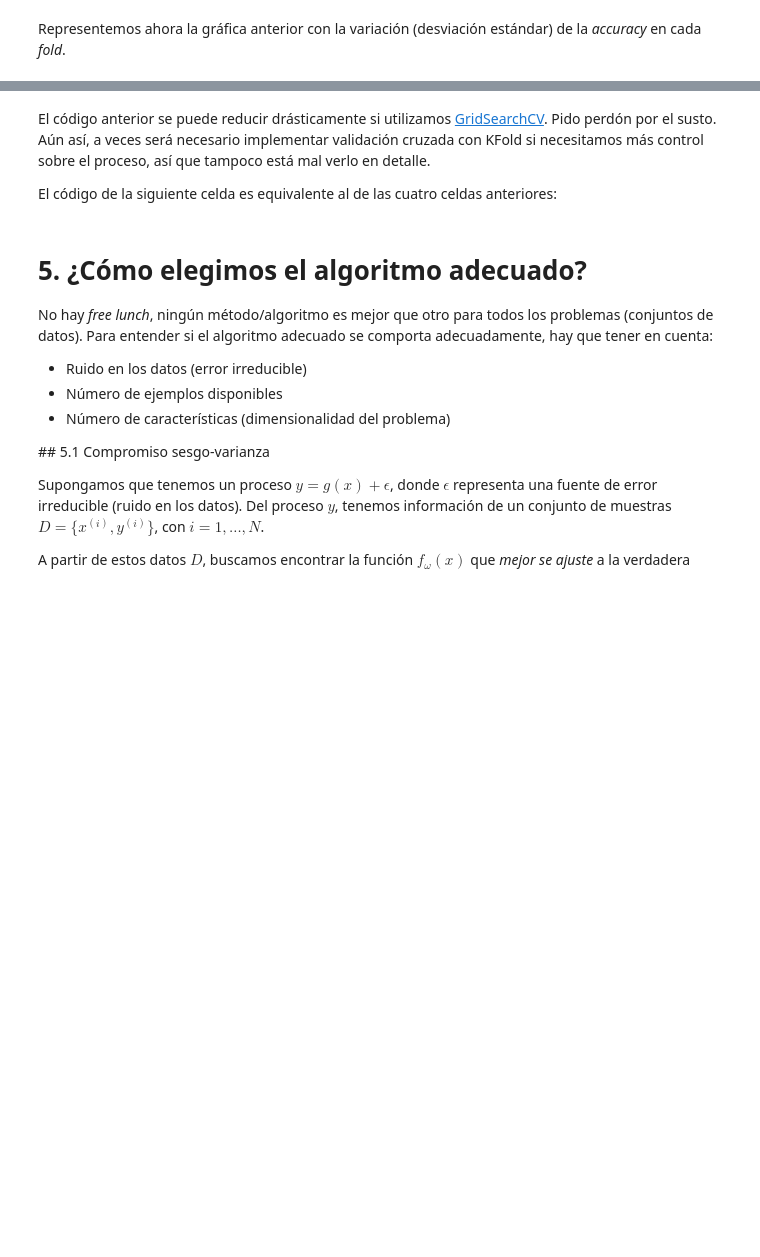
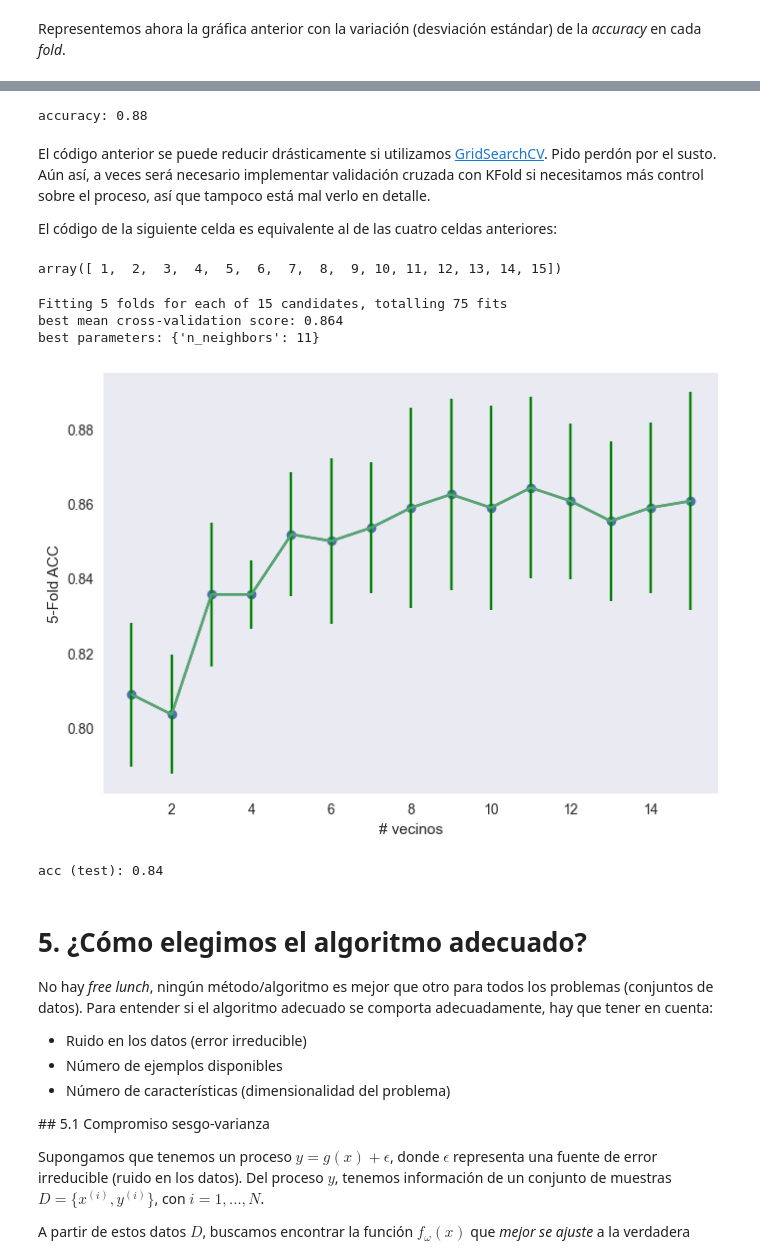
Before and after one commit to KeepCoding-IA-4/machine-learning, a Jupyter notebook: notebooks/1. Fundamentos de Machine Learning.ipynb, the cells around one changed output, grey strips where cells are left out. Drawn from its saved outputs; the diff is of its cells as text; code cells hidden in the pictures; blank space fills up the shorter version.

```diff
--- a/notebooks/1. Fundamentos de Machine Learning.ipynb
+++ b/notebooks/1. Fundamentos de Machine Learning.ipynb
@@ -644,33 +648,45 @@ plt.show()
 # %%
 # Damos las prestaciones reales del modelo (en test)
-knn = KNeighborsClassifier(n_neighbors = 10)
+knn = KNeighborsClassifier(n_neighbors = 15)
 knn.fit(X_train,y_train)
 
 print("accuracy: {:.2f}".format(knn.score(X_test, y_test)))
+# %% [output]
+accuracy: 0.88
 # %% [markdown]
 El código anterior se puede reducir drásticamente si utilizamos [GridSearchCV](http://scikit-learn.org/stable/modules/generated/sklearn.model_selection.GridSearchCV.html). Pido perdón por el susto. Aún así, a veces será necesario implementar validación cruzada con KFold si necesitamos más control sobre el proceso, así que tampoco está mal verlo en detalle.
 
 El código de la siguiente celda es equivalente al de las cuatro celdas anteriores:
+# %%
+np.arange(1, 16, 1)
+# %% [output]
+array([ 1,  2,  3,  4,  5,  6,  7,  8,  9, 10, 11, 12, 13, 14, 15])
 # %%
 from sklearn.model_selection import GridSearchCV
 
 X_train, X_test, y_train, y_test = train_test_split(X3, y3, test_size = 0.3, shuffle = True, random_state = 0)
 
-param_grid = {'n_neighbors':  np.arange(1, 16, 1)}
+param_grid = {'n_neighbors':  [1,  2,  3,  4,  5,  6,  7,  8,  9, 10, 11, 12, 13, 14, 15]}
 grid = GridSearchCV(KNeighborsClassifier(), scoring= 'accuracy', param_grid=param_grid, cv = 5, verbose=1).fit(X_train, y_train)
 print("best mean cross-validation score: {:.3f}".format(grid.best_score_))
 print("best parameters: {}".format(grid.best_params_))
 
 scores = np.array(grid.cv_results_['mean_test_score']) #¡cuidado, lo llaman test cuando es validación!
 stdvalues = np.array(grid.cv_results_['std_test_score'])
 plt.plot(np.arange(1, 16, 1),scores,'-o')
 plt.errorbar(nVecinos, scores, yerr=stdvalues, ecolor='g')
 plt.xlabel('# vecinos')
 plt.ylabel('5-Fold ACC')
 plt.grid()
 plt.show()
 
 print("acc (test): {:.2f}".format(grid.score(X_test, y_test)))
+# %% [output]
+Fitting 5 folds for each of 15 candidates, totalling 75 fits
+best mean cross-validation score: 0.864
+best parameters: {'n_neighbors': 11}
+[figure, added]
+acc (test): 0.84
 # %% [markdown]
 # 5. ¿Cómo elegimos el algoritmo adecuado?
 
```
Also changed, not shown: parts of 8 cells of this notebook.
